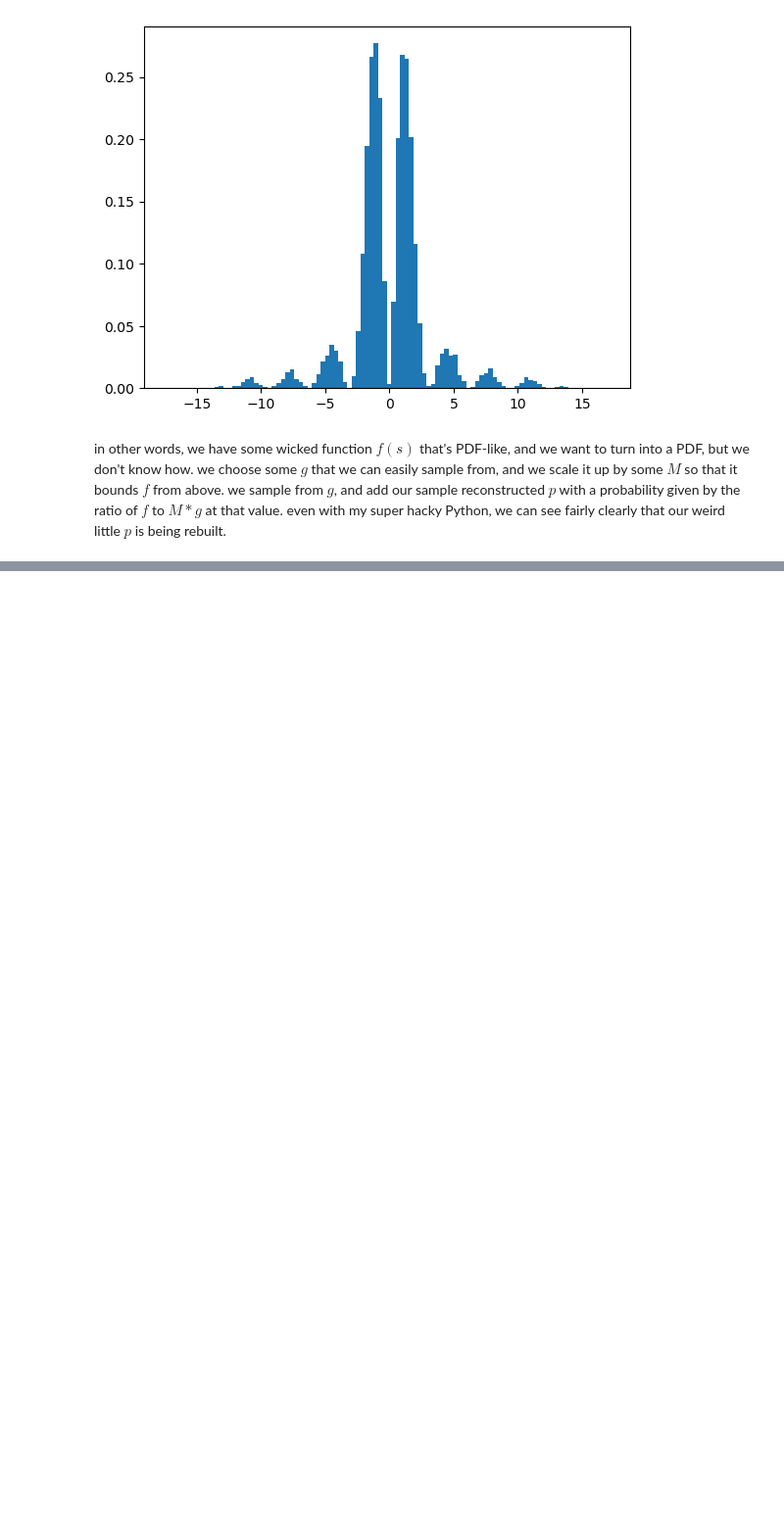
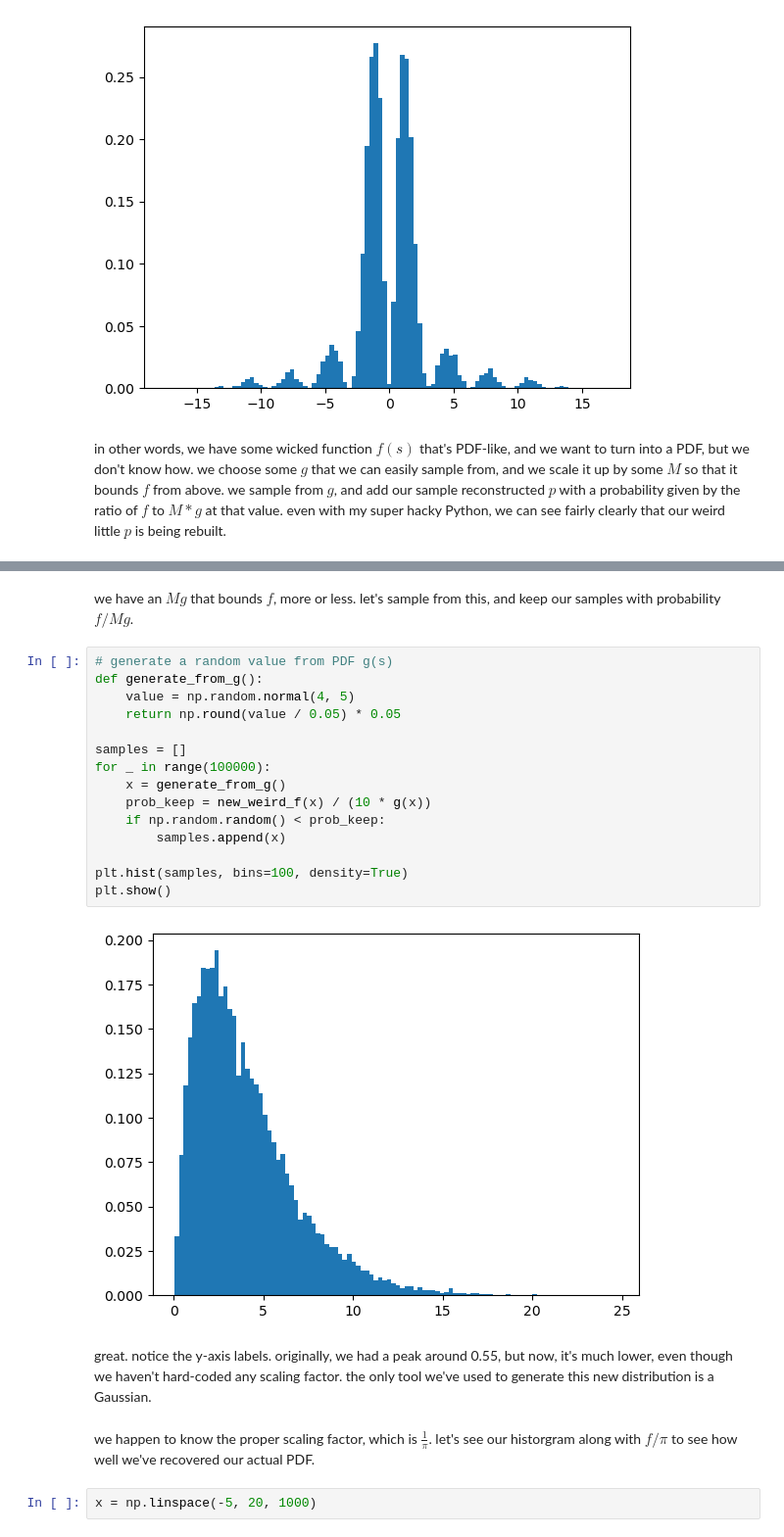
Before and after one commit to samharshe/Zoo, a Jupyter notebook: stats/rejection_sampling.ipynb, the cells around one changed output, grey strips where cells are left out. Shown at 98% size. Saved outputs shown, nothing was run; the diff lists cells and outputs as text; blank space fills up the shorter version.

```diff
--- a/stats/rejection_sampling.ipynb
+++ b/stats/rejection_sampling.ipynb
@@ -90,0 +142,25 @@ in other words, we have some wicked function $f(s)$ that's PDF-like, and we want
+# %% [markdown]
+we have an $Mg$ that bounds $f$, more or less. let's sample from this, and keep our samples with probability $f/Mg$.
+# %%
+# generate a random value from PDF g(s)
+def generate_from_g():
+    value = np.random.normal(4, 5)
+    return np.round(value / 0.05) * 0.05
+
+samples = []
+for _ in range(100000):
+    x = generate_from_g()
+    prob_keep = new_weird_f(x) / (10 * g(x))
+    if np.random.random() < prob_keep:
+        samples.append(x)
+
+plt.hist(samples, bins=100, density=True)
+plt.show()
+# %% [output]
+[figure, added]
+# %% [markdown]
+great. notice the y-axis labels. originally, we had a peak around 0.55, but now, it's much lower, even though we haven't hard-coded any scaling factor. the only tool we've used to generate this new distribution is a Gaussian.
+# %% [markdown]
+we happen to know the proper scaling factor, which is $\frac{1}{\pi}$. let's see our historgram along with $f/\pi$ to see how well we've recovered our actual PDF.
+# %%
+x = np.linspace(-5, 20, 1000)
```
Also changed, not shown: parts of 13 cells of this notebook.
